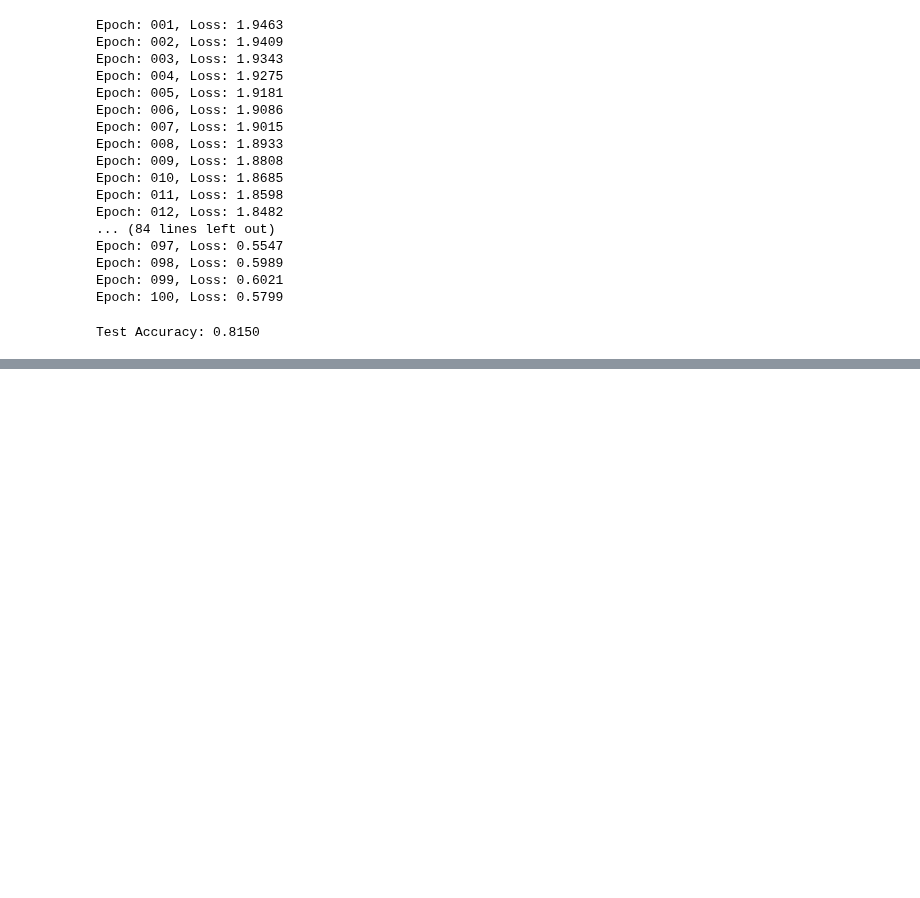
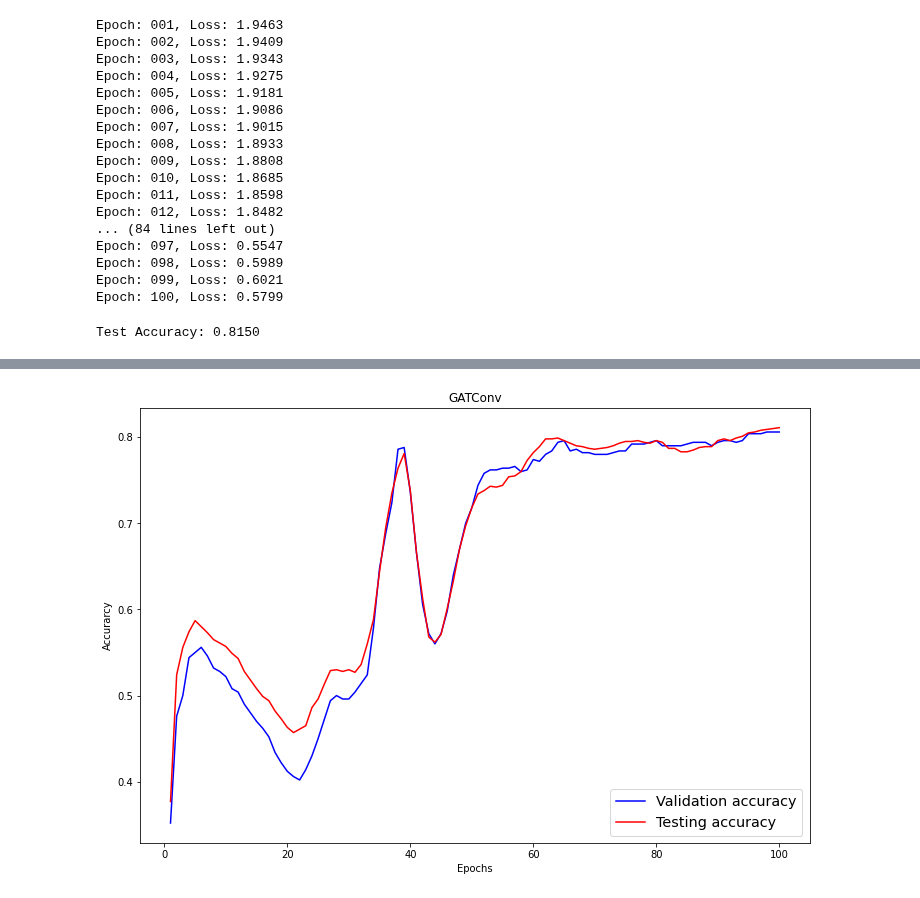
Before and after one commit to jwatson-CO-edu/CogArch, a Jupyter notebook: ANN/GNN-spectral.ipynb, the cells around one changed output, grey strips where cells are left out. Drawn from its saved outputs; the diff is of its cells as text; code cells hidden in the pictures; blank space fills up the shorter version.

```diff
--- a/ANN/GNN-spectral.ipynb
+++ b/ANN/GNN-spectral.ipynb
@@ -142,0 +219,14 @@ visualize(out, color=data.y)
+# %%
+import numpy as np
+
+plt.figure(figsize=(12,8))
+plt.plot(np.arange(1, len(val_acc_all) + 1), val_acc_all, label='Validation accuracy', c='blue')
+plt.plot(np.arange(1, len(test_acc_all) + 1), test_acc_all, label='Testing accuracy', c='red')
+plt.xlabel('Epochs')
+plt.ylabel('Accurarcy')
+plt.title('GATConv')
+plt.legend(loc='lower right', fontsize='x-large')
+plt.savefig('gat_loss.png')
+plt.show()
+# %% [output]
+[figure, added]
```
Also changed, not shown: parts of 5 cells of this notebook, 2 other files.
